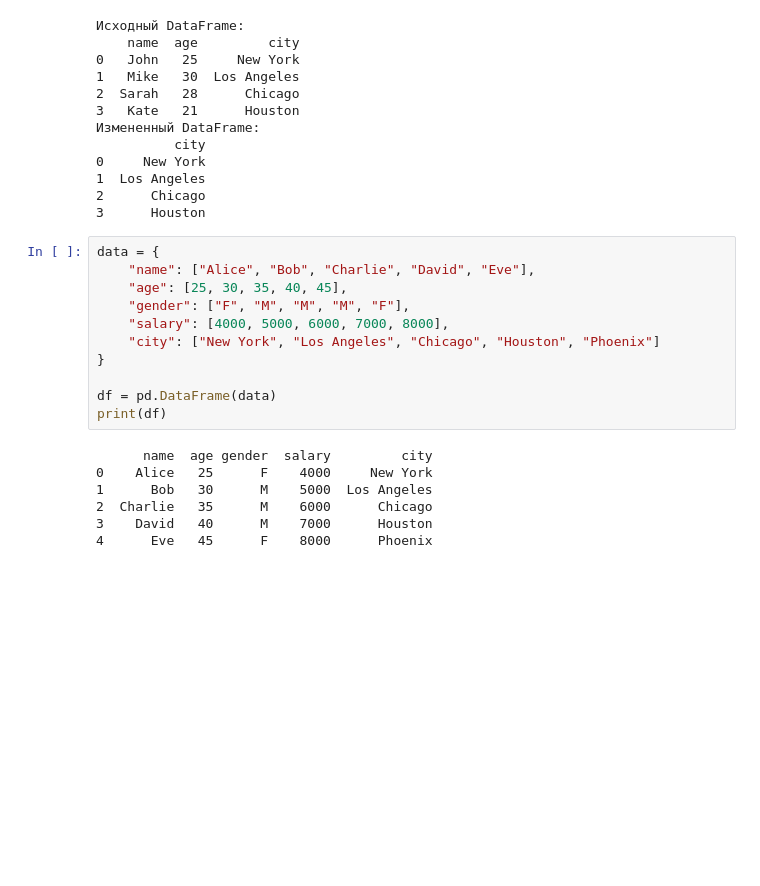
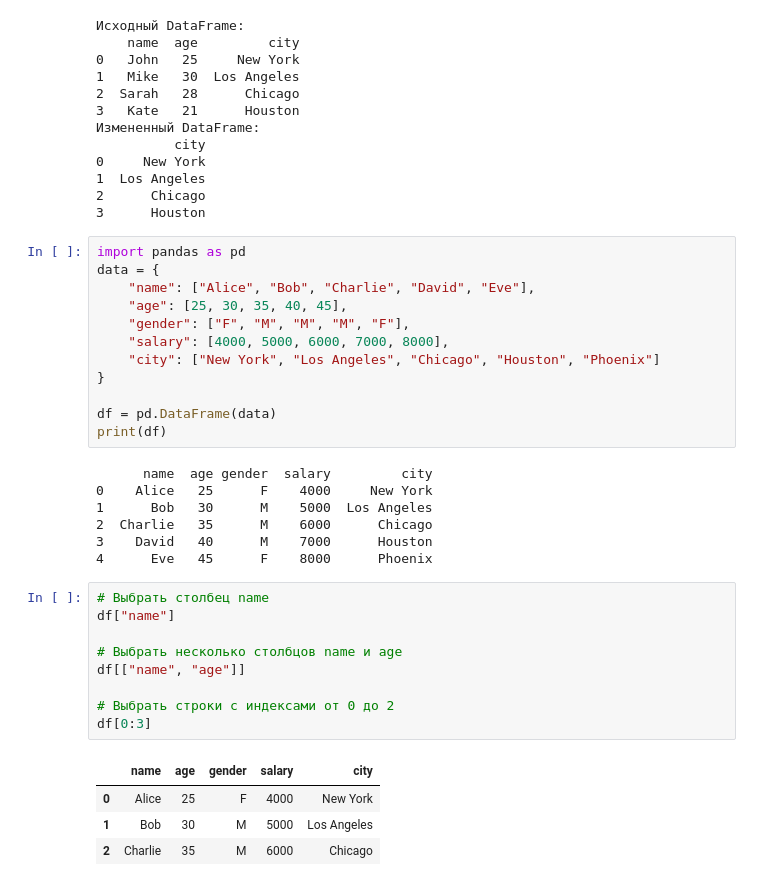
Before and after one commit to Sinrez/PythonProjects, a Jupyter notebook: regex_and_examples_python.ipynb, the cells around one changed output. Cells and saved outputs as stored; diff of their text form; blank space fills up the shorter version.

```diff
--- a/regex_and_examples_python.ipynb
+++ b/regex_and_examples_python.ipynb
@@ -457,6 +457,7 @@ print(df)
 2      Chicago
 3      Houston
 # %%
+import pandas as pd
 data = {
     "name": ["Alice", "Bob", "Charlie", "David", "Eve"],
     "age": [25, 30, 35, 40, 45],
@@ -474,3 +475,17 @@ print(df)
 2  Charlie   35      M    6000      Chicago
 3    David   40      M    7000      Houston
 4      Eve   45      F    8000      Phoenix
+# %%
+# Выбрать столбец name
+df["name"]
+
+# Выбрать несколько столбцов name и age
+df[["name", "age"]]
+
+# Выбрать строки с индексами от 0 до 2
+df[0:3]
+# %% [output]
+|  | name | age | gender | salary | city |
+| 0 | Alice | 25 | F | 4000 | New York |
+| 1 | Bob | 30 | M | 5000 | Los Angeles |
+| 2 | Charlie | 35 | M | 6000 | Chicago |
```
Also changed, not shown: parts of 5 cells of this notebook.
